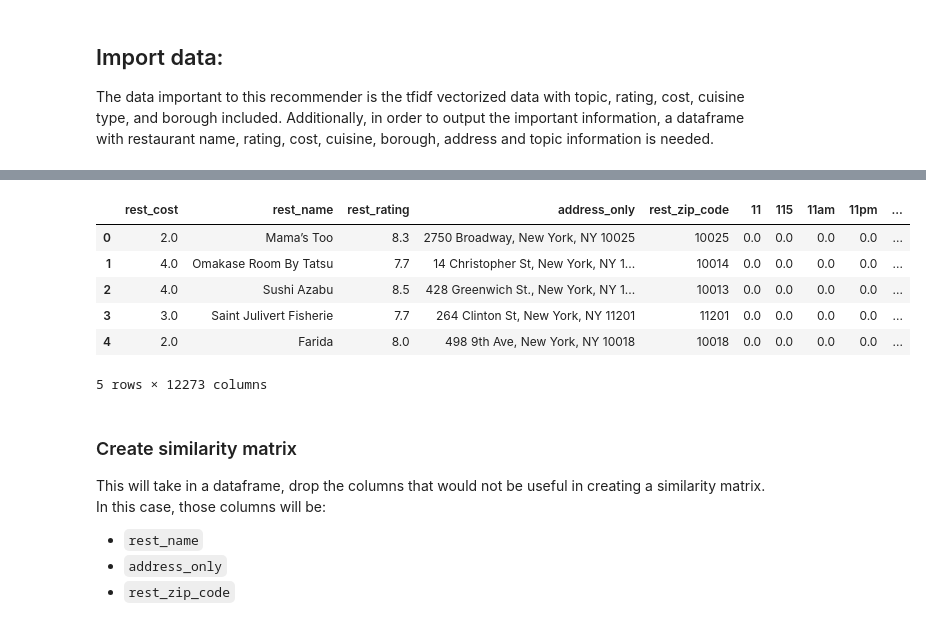
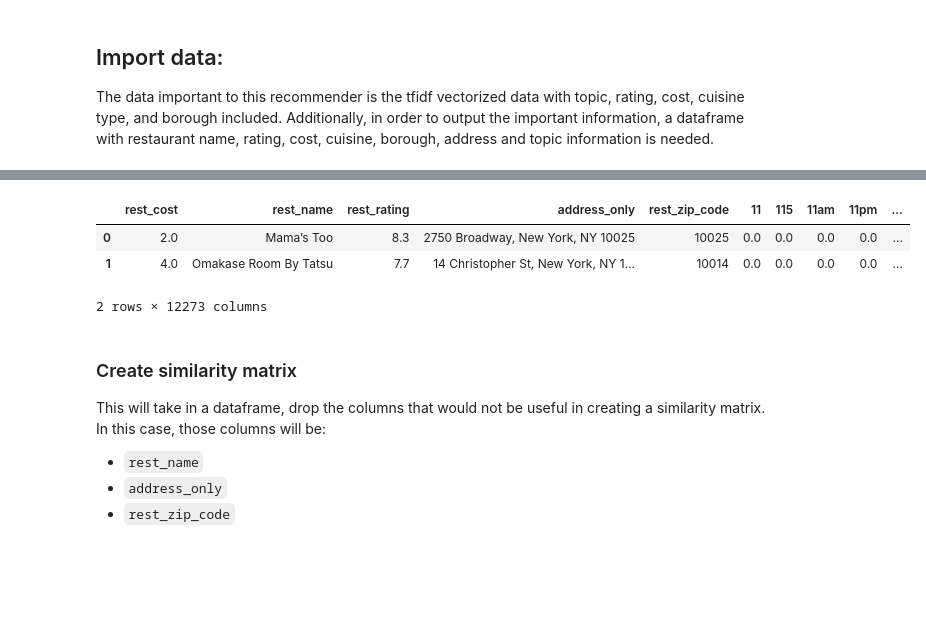
Before and after one commit to EdithIyer/CapstoneEdith, a Jupyter notebook: Recommender System.ipynb, the cells around one changed output, grey strips where cells are left out. Cells and saved outputs as stored; diff of their text form; code cells hidden in the pictures; blank space fills up the shorter version.

```diff
--- a/Recommender System.ipynb
+++ b/Recommender System.ipynb
@@ -39,13 +72,10 @@ df_out.head()
 # %%
-df_in.head()
+df_in.head(2)
 # %% [output]
 |  | rest_cost | rest_name | rest_rating | address_only | rest_zip_code | 11 | 115 | 11am | 11pm | ... |
 | 0 | 2.0 | Mama’s Too | 8.3 | 2750 Broadway, New York, NY 10025 | 10025 | 0.0 | 0.0 | 0.0 | 0.0 | ... |
 | 1 | 4.0 | Omakase Room By Tatsu | 7.7 | 14 Christopher St, New York, NY 1... | 10014 | 0.0 | 0.0 | 0.0 | 0.0 | ... |
-| 2 | 4.0 | Sushi Azabu | 8.5 | 428 Greenwich St., New York, NY 1... | 10013 | 0.0 | 0.0 | 0.0 | 0.0 | ... |
-| 3 | 3.0 | Saint Julivert Fisherie | 7.7 | 264 Clinton St, New York, NY 11201 | 11201 | 0.0 | 0.0 | 0.0 | 0.0 | ... |
-| 4 | 2.0 | Farida | 8.0 | 498 9th Ave, New York, NY 10018 | 10018 | 0.0 | 0.0 | 0.0 | 0.0 | ... |
-5 rows × 12273 columns
+2 rows × 12273 columns
 # %% [markdown]
 ### Create similarity matrix
 This will take in a dataframe, drop the columns that would not be useful in creating a similarity matrix. In this case, those columns will be:
```
Also changed, not shown: parts of 21 cells of this notebook, 7 other files.
